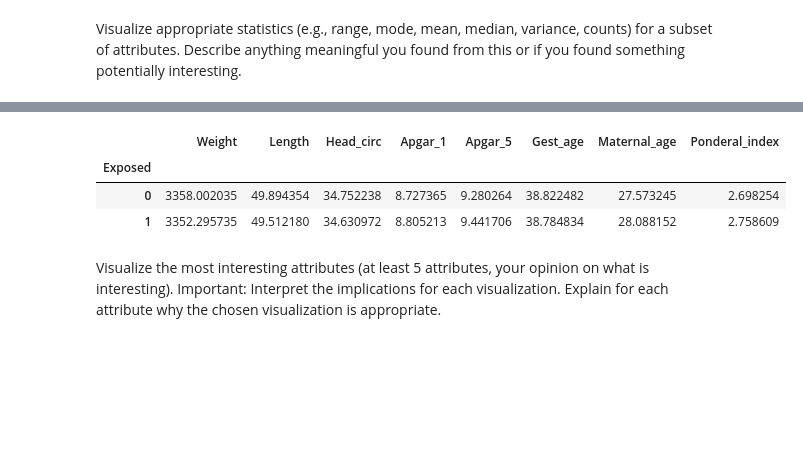
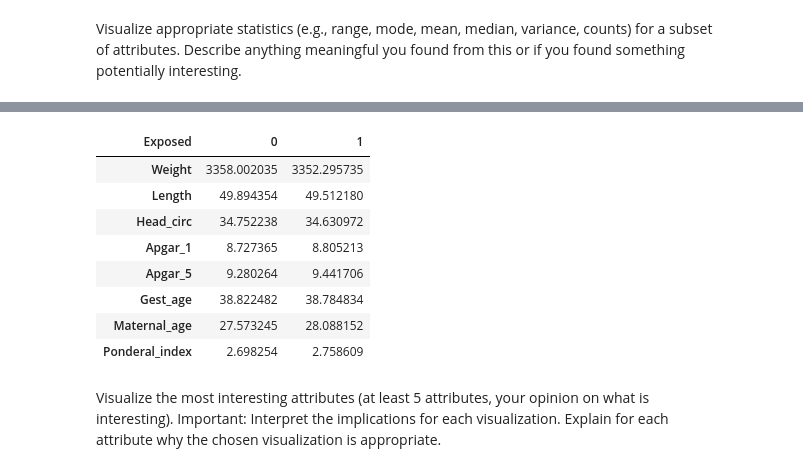
Before and after one commit to ShonTM/DataMiningProject1, a Jupyter notebook: MSDS Data Mining Project 1.ipynb, the cells around one changed output, grey strips where cells are left out. Drawn from its saved outputs; the diff is of its cells as text; code cells hidden in the pictures; blank space fills up the shorter version.

```diff
--- a/MSDS Data Mining Project 1.ipynb
+++ b/MSDS Data Mining Project 1.ipynb
@@ -271,12 +255,17 @@ categories = list(df.columns[df.dtypes == 'object']) + ['Parity', 'Exposed']
 df[categories] = df[categories].astype('category')
 # %%
 #mean values of target variables grouped by exposure to earthquake
-df.groupby(by='Exposed').agg(np.mean).drop(['Day', 'Month', 'Year'], axis=1)
+df.groupby(by='Exposed').agg(np.mean).drop(['Day', 'Month', 'Year'], axis=1).transpose()
 # %% [output]
-|  | Weight | Length | Head_circ | Apgar_1 | Apgar_5 | Gest_age | Maternal_age | Ponderal_index |
-| Exposed |  |  |  |  |  |  |  |  |
-| 0 | 3358.002035 | 49.894354 | 34.752238 | 8.727365 | 9.280264 | 38.822482 | 27.573245 | 2.698254 |
-| 1 | 3352.295735 | 49.512180 | 34.630972 | 8.805213 | 9.441706 | 38.784834 | 28.088152 | 2.758609 |
+| Exposed | 0 | 1 |
+| Weight | 3358.002035 | 3352.295735 |
+| Length | 49.894354 | 49.512180 |
+| Head_circ | 34.752238 | 34.630972 |
+| Apgar_1 | 8.727365 | 8.805213 |
+| Apgar_5 | 9.280264 | 9.441706 |
+| Gest_age | 38.822482 | 38.784834 |
+| Maternal_age | 27.573245 | 28.088152 |
+| Ponderal_index | 2.698254 | 2.758609 |
 # %% [markdown]
 Visualize the most interesting attributes (at least 5 attributes, your opinion on what is interesting). Important: Interpret the implications for each visualization. Explain for each attribute why the chosen visualization is appropriate.
 # %% [markdown]
```
Also changed, not shown: parts of 5 cells of this notebook.
